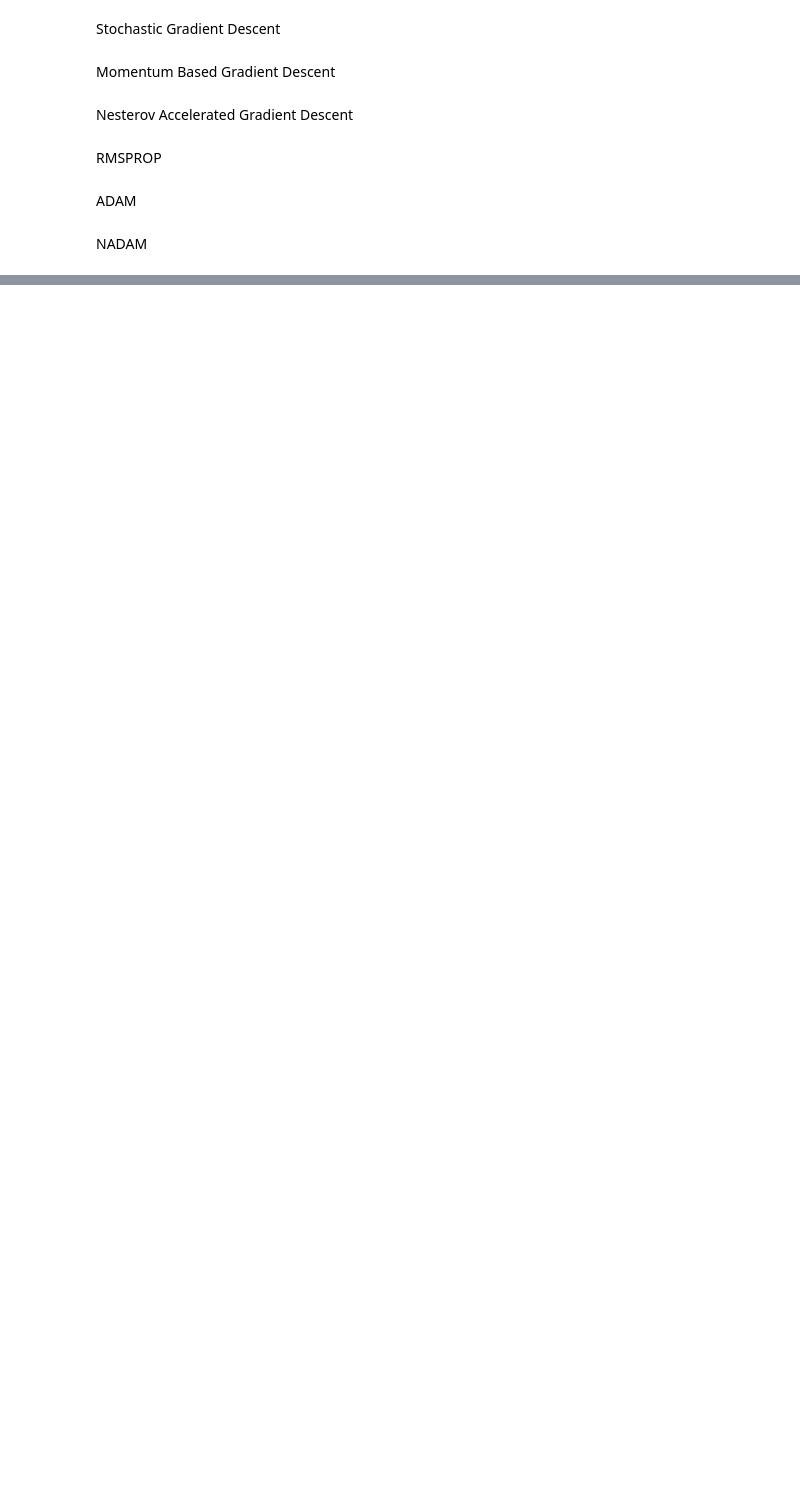
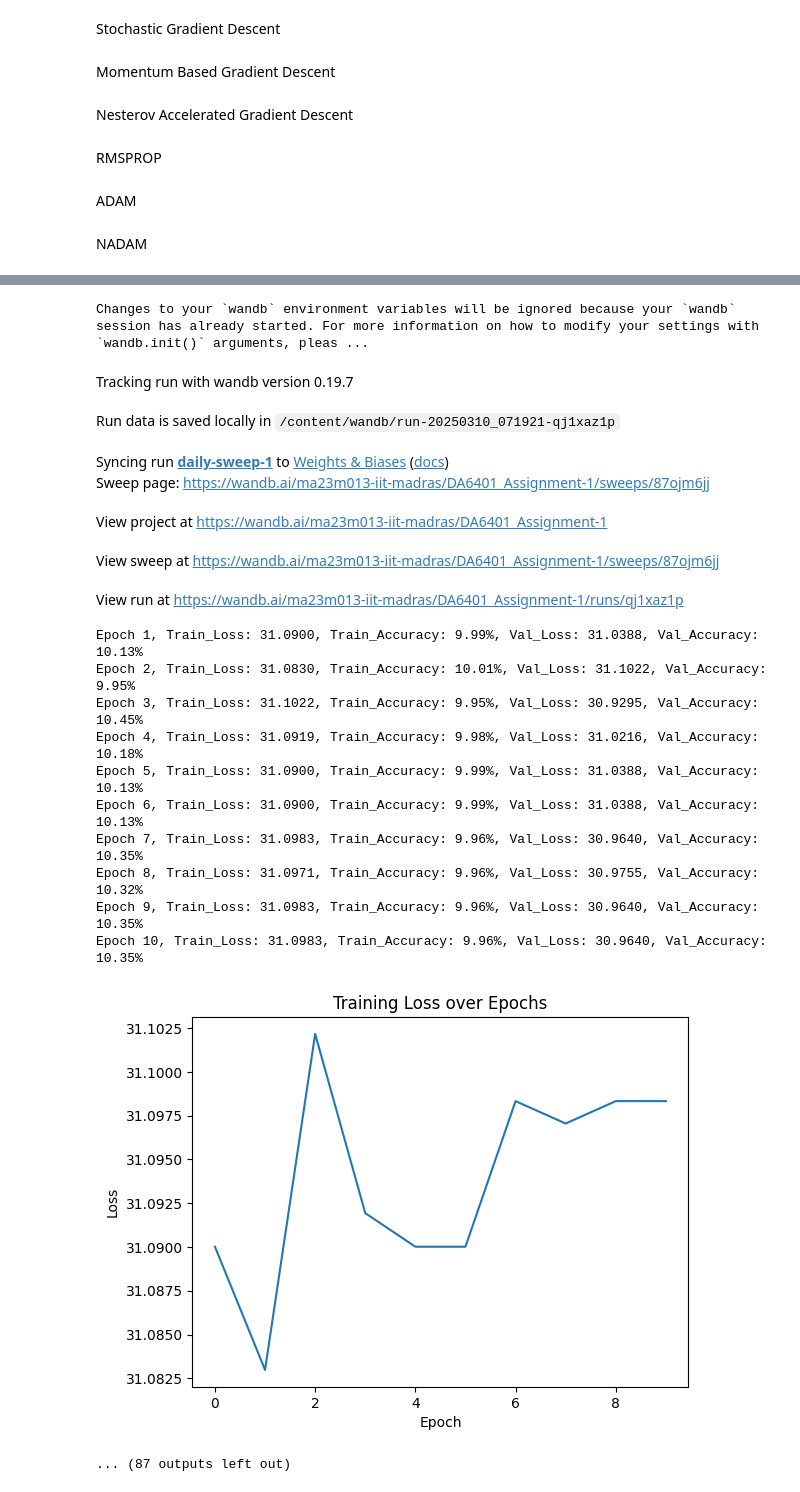
Before and after one commit to MSajid013/DA6401_Assignment-1, a Jupyter notebook: DA6401_Assignment_1.ipynb, the cells around one changed output, grey strips where cells are left out. Drawn from its saved outputs; the diff is of its cells as text; code cells hidden in the pictures; blank space fills up the shorter version.

```diff
--- a/DA6401_Assignment_1.ipynb
+++ b/DA6401_Assignment_1.ipynb
@@ -914,0 +1239,47 @@ def nadam(lr,x_train,y_train,x_valid,y_valid,epochs,activation_func,n_layers,nod
+# %%
+def main():
+    '''
+    WandB calls the main function each time with a different combination of hyperparameters.
+
+    We retrieve these values using `wandb.config` and use them to train the model.
+    '''
+
+    with wandb.init() as run:
+        # Generate a unique run name based on the hyperparameter values
+        run_name = "ac-" + (wandb.config.activation) + \
+                   "_nn-" + str(wandb.config.num_neurons) + \
+                   "_epc-" + str(wandb.config.epochs) + \
+                   "_nl-" + str(wandb.config.num_layers) + \
+                   "_reg-" + str(wandb.config.regularization) + \
+                   "_lr-" + str(wandb.config.learning_rate) + \
+                   "_opt-" + str(wandb.config.optimizer) + \
+                   "_bs-" + str(wandb.config.batch_size) + \
+                   "_wi-" + str(wandb.config.weight_init)
+
+        # Assign the generated name to the WandB run
+        wandb.run.name = run_name
+
+        # Train the model with the current hyperparameter configuration
+        train_model(
+            wandb.config.learning_rate,  # Learning rate
+            X_train, Y_train,            # Training data
+            X_valid, Y_valid,            # Validation data
+            wandb.config.optimizer,      # Optimizer
+            wandb.config.regularization, # Regularization term
+            wandb.config.epochs,         # Number of epochs
+            wandb.config.activation,     # Activation function
+            wandb.config.num_layers,     # Number of hidden layers
+            wandb.config.num_neurons,    # Neurons per layer
+            wandb.config.weight_init,    # Weight initialization method
+            784, 10,                     # Input and output dimensions (Fashion MNIST: 784 input features, 10 classes)
+            wandb.config.batch_size,     # Batch size
+            epsilon=0.001,                # Small constant for numerical stability
+            beta=0.9, beta1=0.9, beta2=0.99  # Hyperparameters for momentum-based optimizers
+        )
+
+# Run the sweep agent to execute `main` function multiple times
+wandb.agent(sweep_id, function=main, count=6)  # Calls `main` function 6 times with different hyperparameter sets
+
+# Mark the end of the WandB run
+wandb.finish()
+# %% [output]
@@ -914,0 +1308,20 @@ def nadam(lr,x_train,y_train,x_valid,y_valid,epochs,activation_func,n_layers,nod
+Changes to your `wandb` environment variables will be ignored because your `wandb` session has already started. For more information on how to modify your settings with `wandb.init()` arguments, pleas ...
+Tracking run with wandb version 0.19.7
+Run data is saved locally in /content/wandb/run-20250310_071921-qj1xaz1p
+Syncing run daily-sweep-1 to Weights & Biases (docs)
+Sweep page: https://wandb.ai/ma23m013-iit-madras/DA6401_Assignment-1/sweeps/87ojm6jj
+View project at https://wandb.ai/ma23m013-iit-madras/DA6401_Assignment-1
+View sweep at https://wandb.ai/ma23m013-iit-madras/DA6401_Assignment-1/sweeps/87ojm6jj
+View run at https://wandb.ai/ma23m013-iit-madras/DA6401_Assignment-1/runs/qj1xaz1p
+Epoch 1, Train_Loss: 31.0900, Train_Accuracy: 9.99%, Val_Loss: 31.0388, Val_Accuracy: 10.13%
+Epoch 2, Train_Loss: 31.0830, Train_Accuracy: 10.01%, Val_Loss: 31.1022, Val_Accuracy: 9.95%
+Epoch 3, Train_Loss: 31.1022, Train_Accuracy: 9.95%, Val_Loss: 30.9295, Val_Accuracy: 10.45%
+Epoch 4, Train_Loss: 31.0919, Train_Accuracy: 9.98%, Val_Loss: 31.0216, Val_Accuracy: 10.18%
+Epoch 5, Train_Loss: 31.0900, Train_Accuracy: 9.99%, Val_Loss: 31.0388, Val_Accuracy: 10.13%
+Epoch 6, Train_Loss: 31.0900, Train_Accuracy: 9.99%, Val_Loss: 31.0388, Val_Accuracy: 10.13%
+Epoch 7, Train_Loss: 31.0983, Train_Accuracy: 9.96%, Val_Loss: 30.9640, Val_Accuracy: 10.35%
+Epoch 8, Train_Loss: 31.0971, Train_Accuracy: 9.96%, Val_Loss: 30.9755, Val_Accuracy: 10.32%
+Epoch 9, Train_Loss: 31.0983, Train_Accuracy: 9.96%, Val_Loss: 30.9640, Val_Accuracy: 10.35%
+Epoch 10, Train_Loss: 31.0983, Train_Accuracy: 9.96%, Val_Loss: 30.9640, Val_Accuracy: 10.35%
+[figure, added]
+... (87 outputs left out)
```
Also changed, not shown: parts of 23 cells of this notebook, 1 other file.
